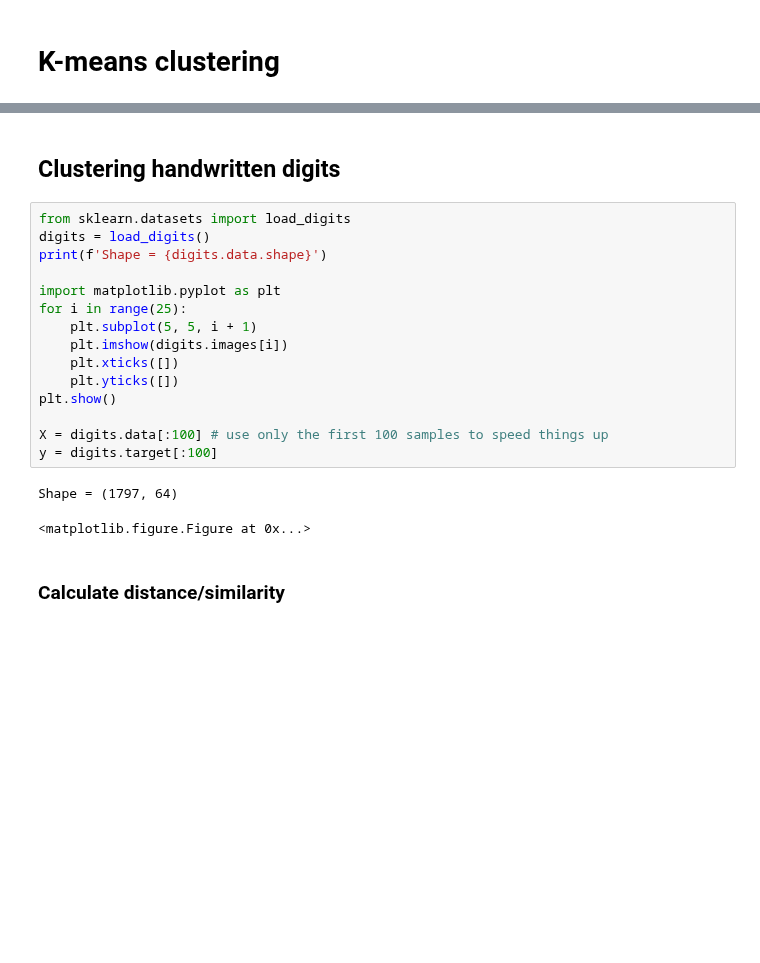
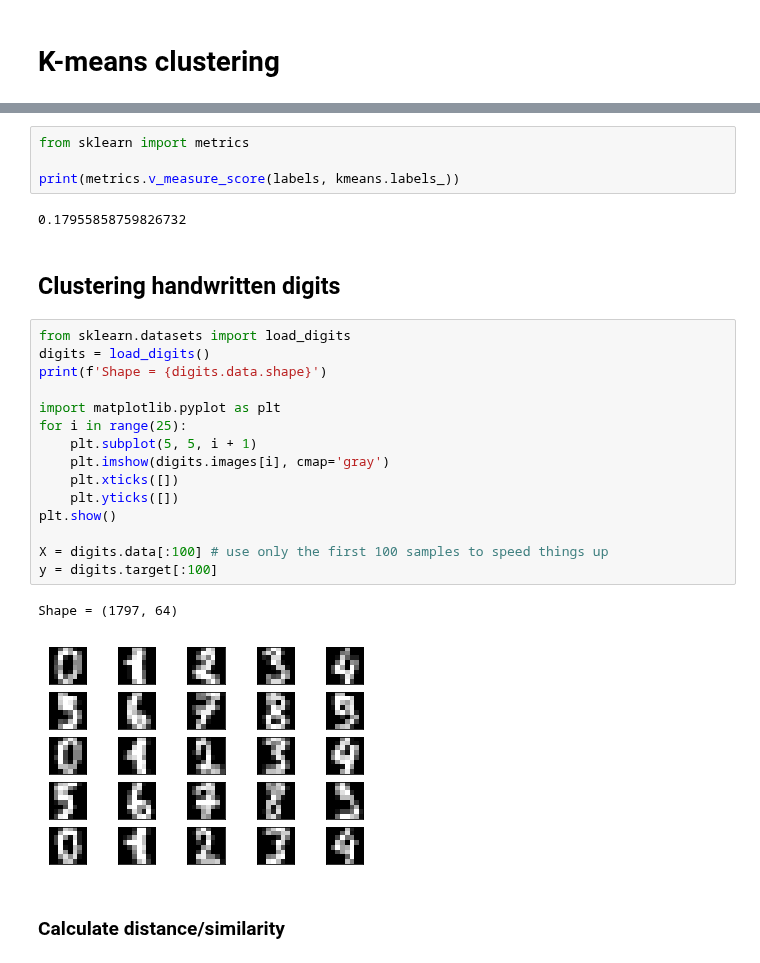
Before and after one commit to patricsteiner/image_clustering, a Jupyter notebook: intelligent_image_clustering.ipynb, the cells around one changed output, grey strips where cells are left out. Cells and saved outputs as stored; diff of their text form; blank space fills up the shorter version.

```diff
--- a/intelligent_image_clustering.ipynb
+++ b/intelligent_image_clustering.ipynb
@@ -304,23 +166,29 @@ for image, cluster in images_by_cluster: # save images in a directory per cluste
+# %%
+from sklearn import metrics
+
+print(metrics.v_measure_score(labels, kmeans.labels_))
+# %% [output]
+0.17955858759826732
 # %% [markdown]
 ## Clustering handwritten digits
 # %%
 from sklearn.datasets import load_digits
 digits = load_digits()
 print(f'Shape = {digits.data.shape}')
 
 import matplotlib.pyplot as plt
 for i in range(25):
     plt.subplot(5, 5, i + 1)
-    plt.imshow(digits.images[i])
+    plt.imshow(digits.images[i], cmap='gray')
     plt.xticks([])
     plt.yticks([])
 plt.show()
 
 X = digits.data[:100] # use only the first 100 samples to speed things up
 y = digits.target[:100]
 # %% [output]
 Shape = (1797, 64)
-<matplotlib.figure.Figure at 0x...>
+[figure, added]
 # %% [markdown]
 ### Calculate distance/similarity
 # %%
```
Also changed, not shown: parts of 32 cells of this notebook.
